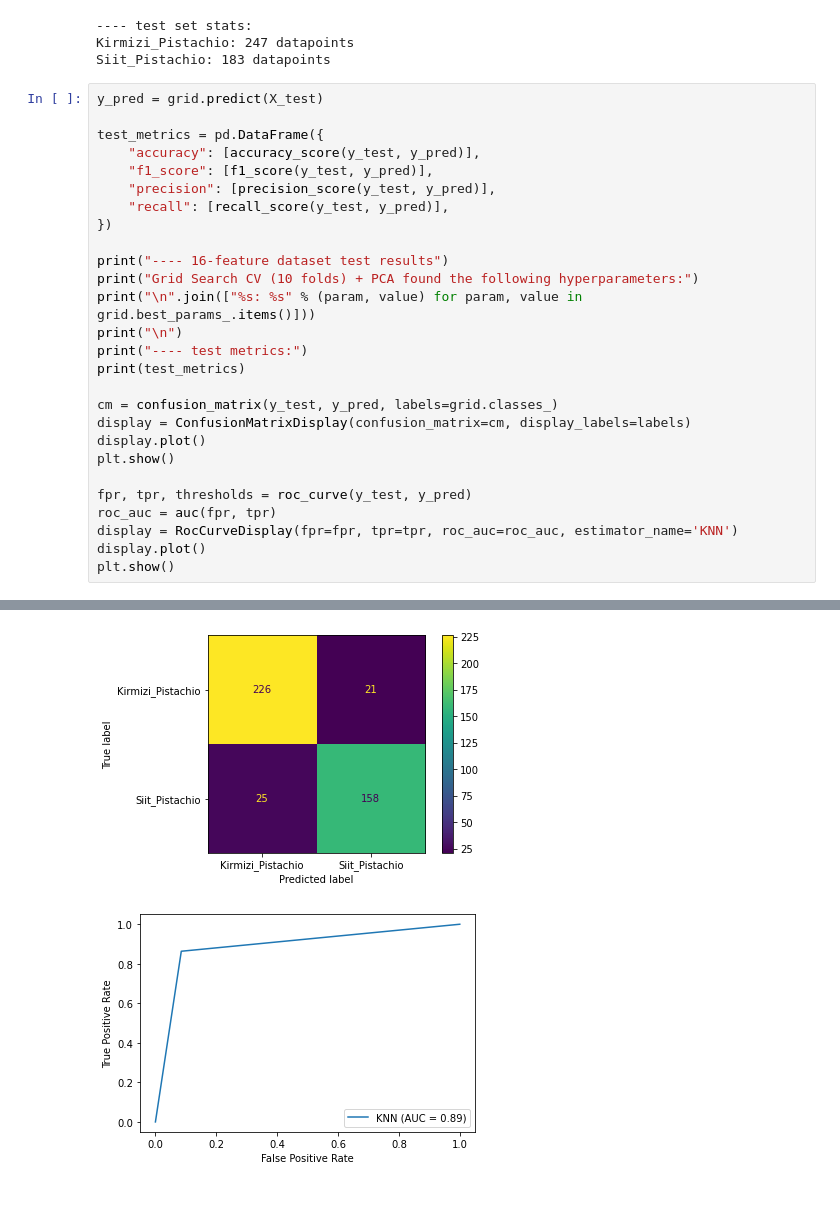
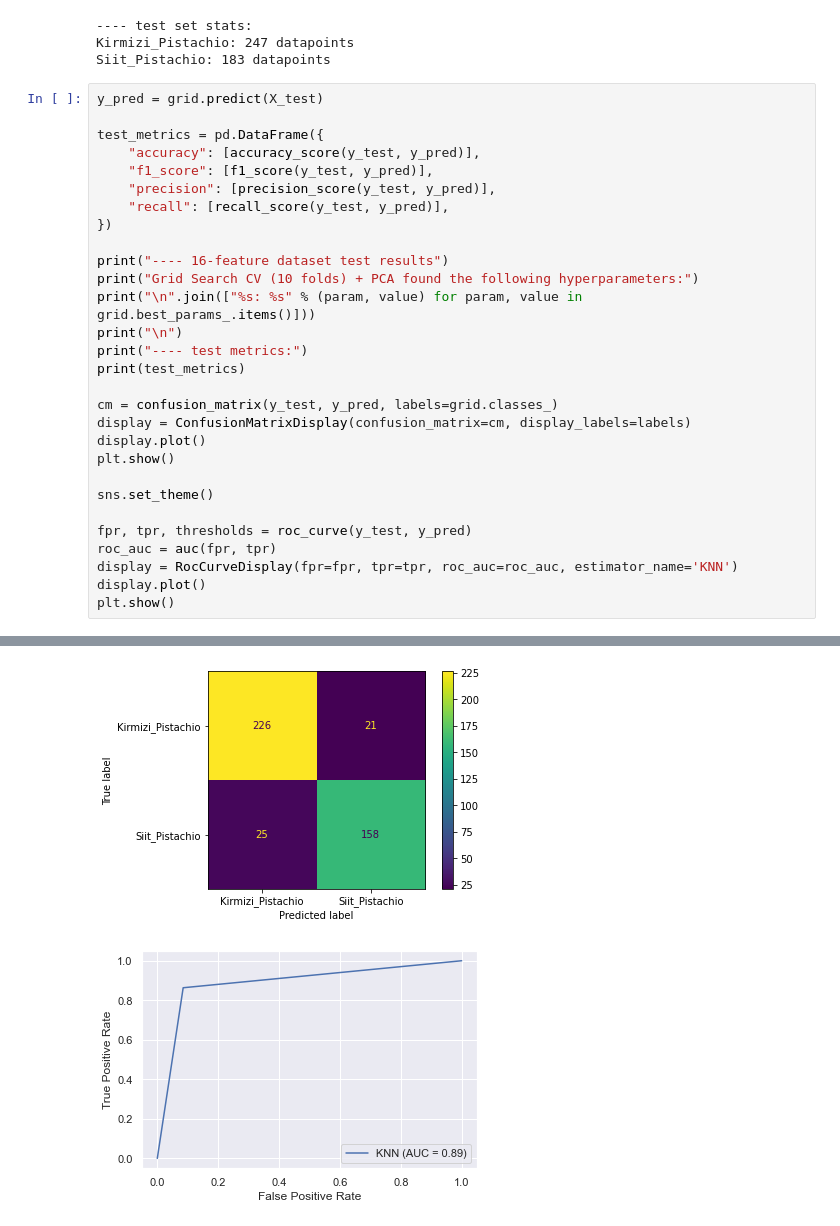
Before and after one commit to rafero1/ama2022-pistachio, a Jupyter notebook: knn28.ipynb, the cells around one changed output, grey strips where cells are left out. Cells and saved outputs as stored; diff of their text form; blank space fills up the shorter version.

```diff
--- a/knn28.ipynb
+++ b/knn28.ipynb
@@ -153,31 +154,33 @@ test_metrics = pd.DataFrame({
 
 print("---- 16-feature dataset test results")
 print("Grid Search CV (10 folds) + PCA found the following hyperparameters:")
 print("\n".join(["%s: %s" % (param, value) for param, value in grid.best_params_.items()]))
 print("\n")
 print("---- test metrics:")
 print(test_metrics)
 
 cm = confusion_matrix(y_test, y_pred, labels=grid.classes_)
 display = ConfusionMatrixDisplay(confusion_matrix=cm, display_labels=labels)
 display.plot()
 plt.show()
 
+sns.set_theme()
+
 fpr, tpr, thresholds = roc_curve(y_test, y_pred)
 roc_auc = auc(fpr, tpr)
 display = RocCurveDisplay(fpr=fpr, tpr=tpr, roc_auc=roc_auc, estimator_name='KNN')
 display.plot()
 plt.show()
 # %% [output]
 ---- 16-feature dataset test results
 Grid Search CV (10 folds) + PCA found the following hyperparameters:
 knn__metric: manhattan
 knn__n_neighbors: 15
 pca__n_components: 28
 
 
 ---- test metrics:
    accuracy  f1_score  precision    recall
 0  0.893023  0.872928   0.882682  0.863388
 [figure]
-[figure, old version]
+[figure, new version]
```
Also changed, not shown: parts of 2 cells of this notebook, 8 other files.
